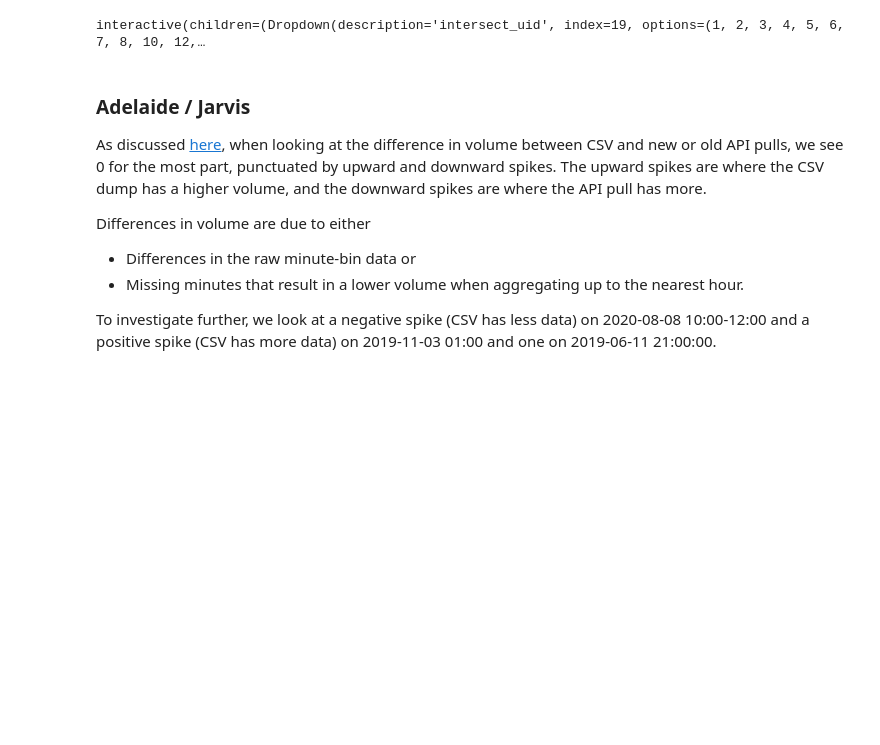
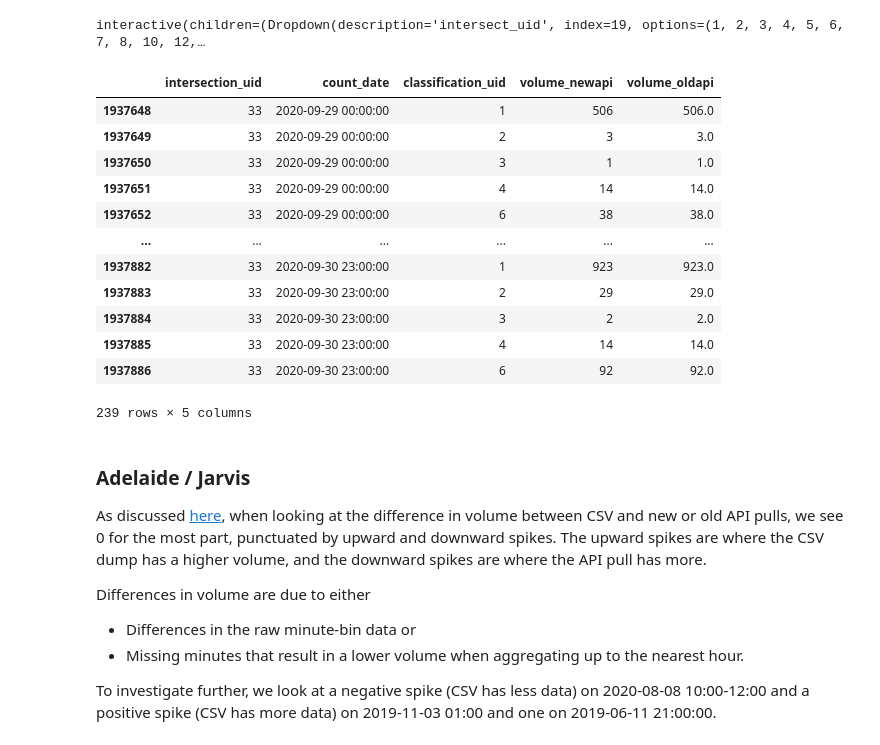
Before and after one commit to CityofToronto/bdit_data-sources, a Jupyter notebook: volumes/miovision/dev_notebooks/05 - Compare Miovision API and CSV Data.ipynb, the cells around one changed output. Saved outputs shown, nothing was run; the diff lists cells and outputs as text; code cells hidden in the pictures; blank space fills up the shorter version.

```diff
--- a/volumes/miovision/dev_notebooks/05 - Compare Miovision API and CSV Data.ipynb
+++ b/volumes/miovision/dev_notebooks/05 - Compare Miovision API and CSV Data.ipynb
@@ -206,6 +206,22 @@ interact(get_comparison_plot, intersect_uid=intnames,
          class_uid=class_uids);
 # %% [output]
 interactive(children=(Dropdown(description='intersect_uid', index=19, options=(1, 2, 3, 4, 5, 6, 7, 8, 10, 12,…
+# %%
+df_api.loc[df_api['intersection_uid'] == 33]
+# %% [output]
+|  | intersection_uid | count_date | classification_uid | volume_newapi | volume_oldapi |
+| 1937648 | 33 | 2020-09-29 00:00:00 | 1 | 506 | 506.0 |
+| 1937649 | 33 | 2020-09-29 00:00:00 | 2 | 3 | 3.0 |
+| 1937650 | 33 | 2020-09-29 00:00:00 | 3 | 1 | 1.0 |
+| 1937651 | 33 | 2020-09-29 00:00:00 | 4 | 14 | 14.0 |
+| 1937652 | 33 | 2020-09-29 00:00:00 | 6 | 38 | 38.0 |
+| ... | ... | ... | ... | ... | ... |
+| 1937882 | 33 | 2020-09-30 23:00:00 | 1 | 923 | 923.0 |
+| 1937883 | 33 | 2020-09-30 23:00:00 | 2 | 29 | 29.0 |
+| 1937884 | 33 | 2020-09-30 23:00:00 | 3 | 2 | 2.0 |
+| 1937885 | 33 | 2020-09-30 23:00:00 | 4 | 14 | 14.0 |
+| 1937886 | 33 | 2020-09-30 23:00:00 | 6 | 92 | 92.0 |
+239 rows × 5 columns
 # %% [markdown]
 ### Adelaide / Jarvis
 
```
Also changed, not shown: 1 other file.
